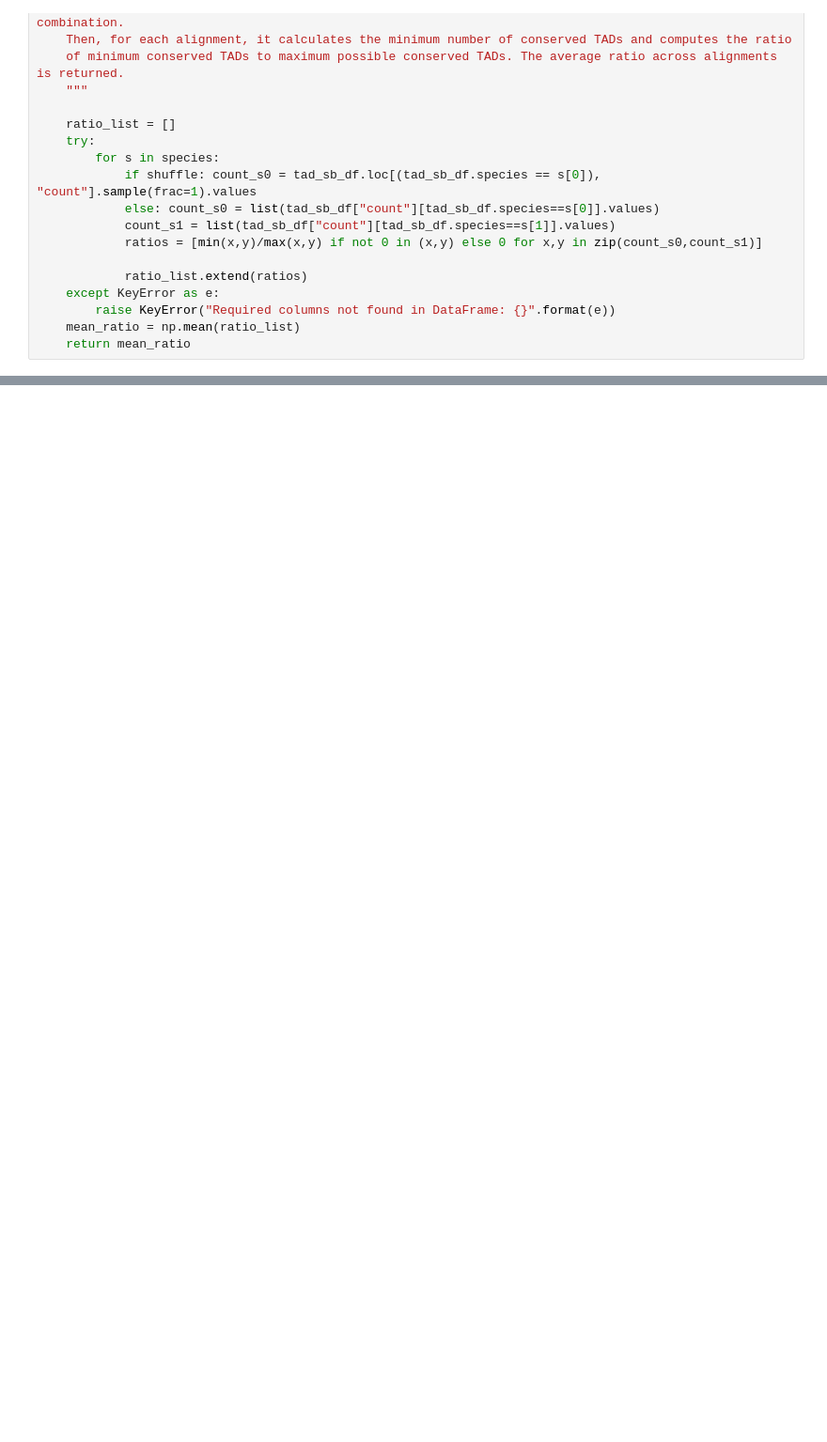
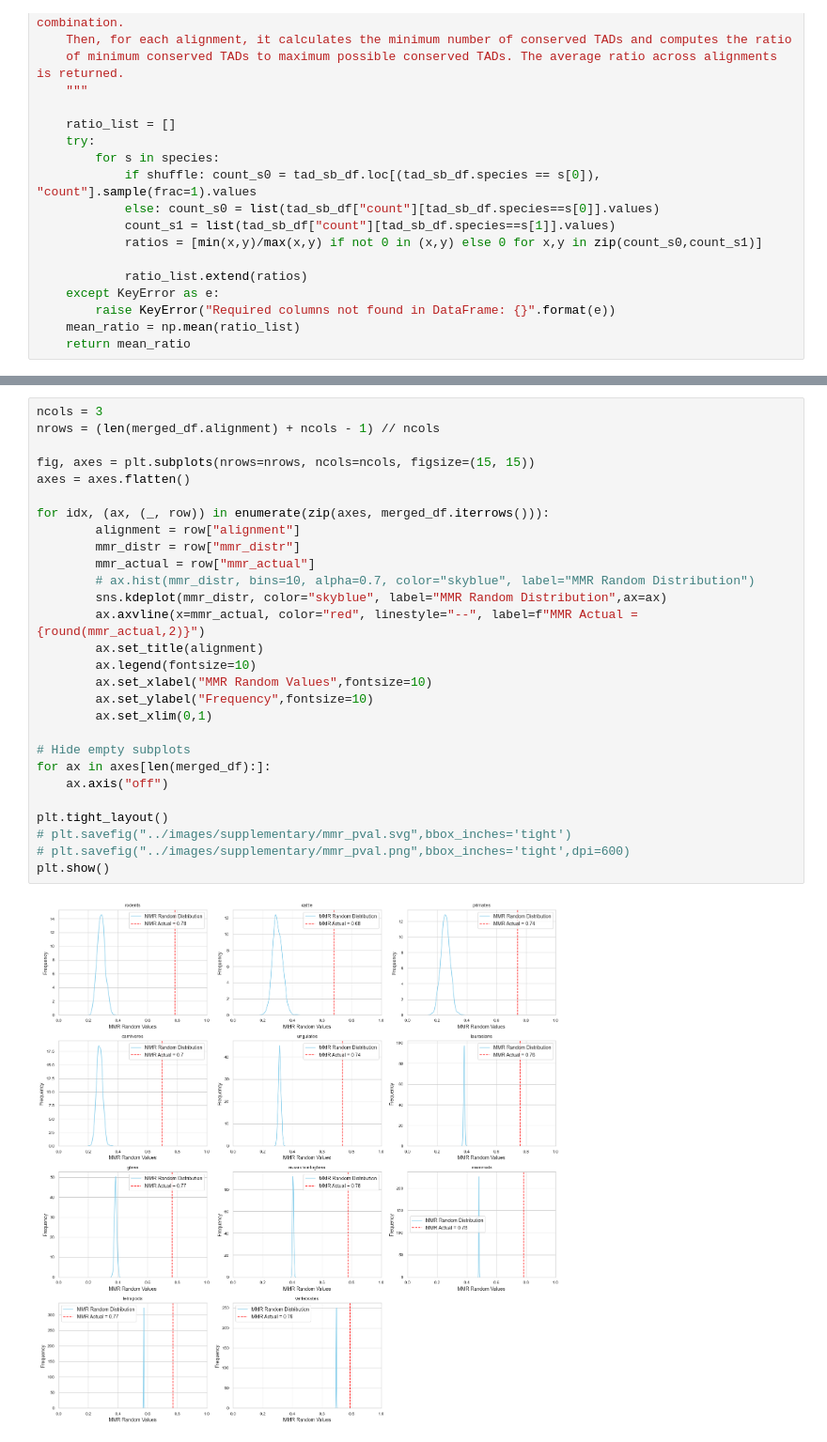
Before and after one commit to fapatalano/TAD_evolutionary_analysis, a Jupyter notebook: check_tad_number_conservation.ipynb, the cells around one changed output, grey strips where cells are left out. Shown at 94% size. Drawn from its saved outputs; the diff is of its cells as text; blank space fills up the shorter version.

```diff
--- a/check_tad_number_conservation.ipynb
+++ b/check_tad_number_conservation.ipynb
@@ -540,0 +300,30 @@ NameError: name 'merged_df' is not defined
+# %%
+ncols = 3
+nrows = (len(merged_df.alignment) + ncols - 1) // ncols
+
+fig, axes = plt.subplots(nrows=nrows, ncols=ncols, figsize=(15, 15))
+axes = axes.flatten()
+
+for idx, (ax, (_, row)) in enumerate(zip(axes, merged_df.iterrows())):
+        alignment = row["alignment"]
+        mmr_distr = row["mmr_distr"]
+        mmr_actual = row["mmr_actual"]
+        # ax.hist(mmr_distr, bins=10, alpha=0.7, color="skyblue", label="MMR Random Distribution")
+        sns.kdeplot(mmr_distr, color="skyblue", label="MMR Random Distribution",ax=ax)
+        ax.axvline(x=mmr_actual, color="red", linestyle="--", label=f"MMR Actual = {round(mmr_actual,2)}")
+        ax.set_title(alignment)
+        ax.legend(fontsize=10)
+        ax.set_xlabel("MMR Random Values",fontsize=10)
+        ax.set_ylabel("Frequency",fontsize=10)
+        ax.set_xlim(0,1)
+
+# Hide empty subplots
+for ax in axes[len(merged_df):]:
+    ax.axis("off")
+
+plt.tight_layout()
+# plt.savefig("../images/supplementary/mmr_pval.svg",bbox_inches='tight')
+# plt.savefig("../images/supplementary/mmr_pval.png",bbox_inches='tight',dpi=600)
+plt.show()
+# %% [output]
+[figure, added]
```
Also changed, not shown: parts of 29 cells of this notebook.
